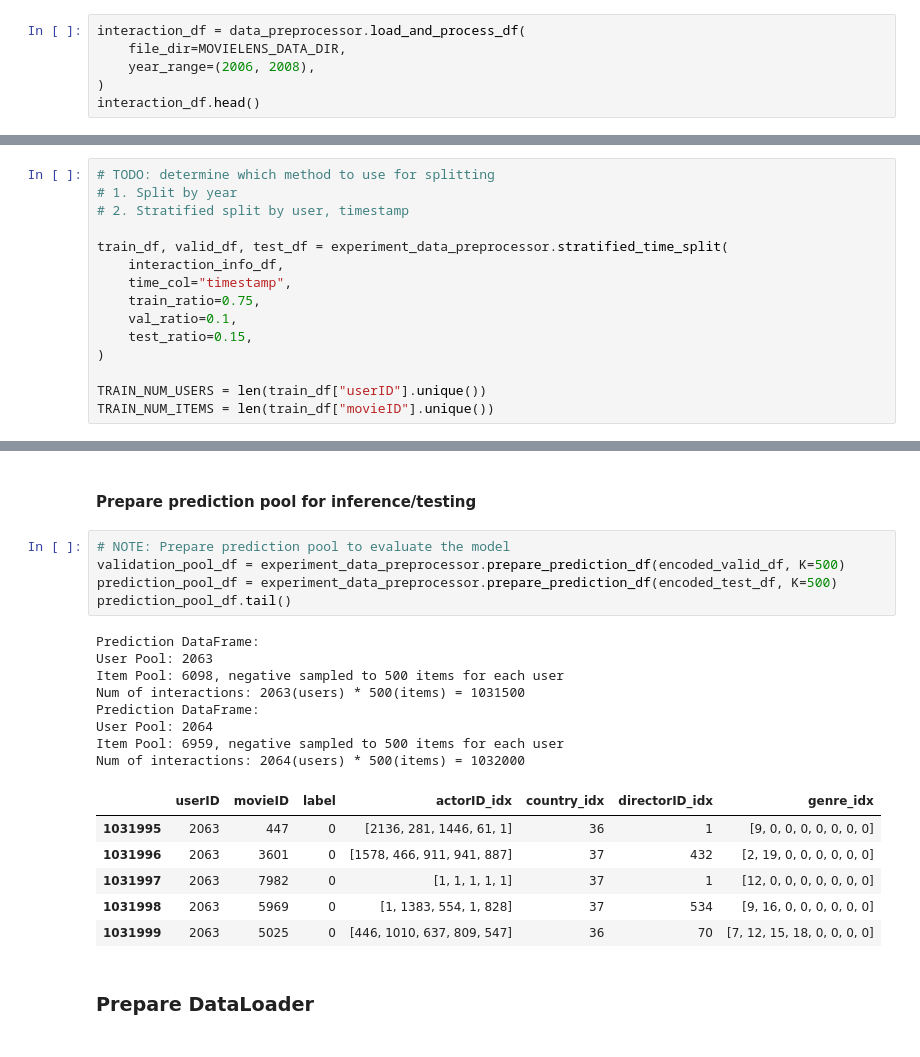
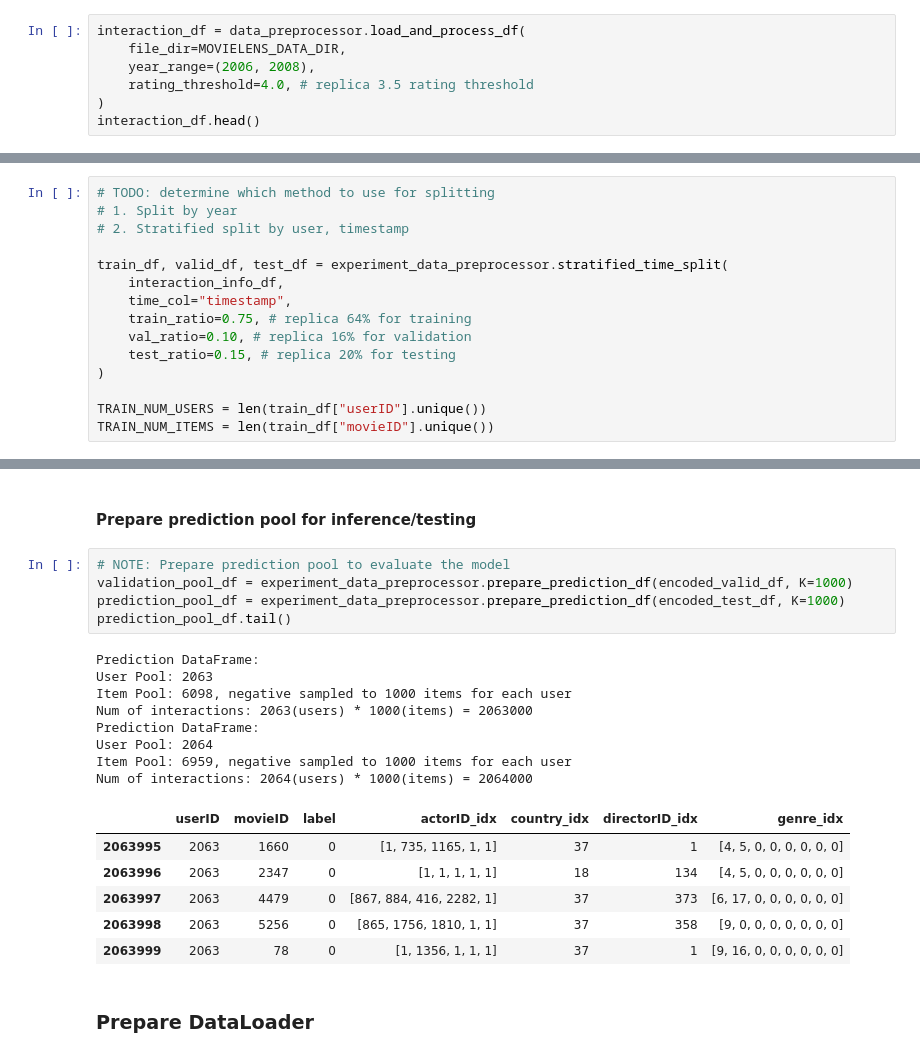
Before and after one commit to jeffery5bai/DPRecSys, a Jupyter notebook: experiments/finetune_exp.ipynb, the cells around one changed output, grey strips where cells are left out. Drawn from its saved outputs; the diff is of its cells as text.

```diff
--- a/experiments/finetune_exp.ipynb
+++ b/experiments/finetune_exp.ipynb
@@ -33,6 +33,7 @@ torch set to use deterministic algorithms
 interaction_df = data_preprocessor.load_and_process_df(
     file_dir=MOVIELENS_DATA_DIR,
     year_range=(2006, 2008),
+    rating_threshold=4.0, # replica 3.5 rating threshold
 )
 interaction_df.head()
 # %% [output]
@@ -88,9 +89,9 @@ done!
 train_df, valid_df, test_df = experiment_data_preprocessor.stratified_time_split(
     interaction_info_df,
     time_col="timestamp",
-    train_ratio=0.75,
-    val_ratio=0.1,
-    test_ratio=0.15,
+    train_ratio=0.75, # replica 64% for training
+    val_ratio=0.10, # replica 16% for validation
+    test_ratio=0.15, # replica 20% for testing
 )
 
 TRAIN_NUM_USERS = len(train_df["userID"].unique())
@@ -208,24 +209,24 @@ Num of triplets: 158984(pos samples) * 5(negative sampled items) = 794920
 #### Prepare prediction pool for inference/testing
 # %%
 # NOTE: Prepare prediction pool to evaluate the model
-validation_pool_df = experiment_data_preprocessor.prepare_prediction_df(encoded_valid_df, K=500)
-prediction_pool_df = experiment_data_preprocessor.prepare_prediction_df(encoded_test_df, K=500)
+validation_pool_df = experiment_data_preprocessor.prepare_prediction_df(encoded_valid_df, K=1000)
+prediction_pool_df = experiment_data_preprocessor.prepare_prediction_df(encoded_test_df, K=1000)
 prediction_pool_df.tail()
 # %% [output]
 Prediction DataFrame:
 User Pool: 2063
-Item Pool: 6098, negative sampled to 500 items for each user
-Num of interactions: 2063(users) * 500(items) = 1031500
+Item Pool: 6098, negative sampled to 1000 items for each user
+Num of interactions: 2063(users) * 1000(items) = 2063000
 Prediction DataFrame:
 User Pool: 2064
-Item Pool: 6959, negative sampled to 500 items for each user
-Num of interactions: 2064(users) * 500(items) = 1032000
+Item Pool: 6959, negative sampled to 1000 items for each user
+Num of interactions: 2064(users) * 1000(items) = 2064000
 |  | userID | movieID | label | actorID_idx | country_idx | directorID_idx | genre_idx |
-| 1031995 | 2063 | 447 | 0 | [2136, 281, 1446, 61, 1] | 36 | 1 | [9, 0, 0, 0, 0, 0, 0, 0] |
-| 1031996 | 2063 | 3601 | 0 | [1578, 466, 911, 941, 887] | 37 | 432 | [2, 19, 0, 0, 0, 0, 0, 0] |
-| 1031997 | 2063 | 7982 | 0 | [1, 1, 1, 1, 1] | 37 | 1 | [12, 0, 0, 0, 0, 0, 0, 0] |
-| 1031998 | 2063 | 5969 | 0 | [1, 1383, 554, 1, 828] | 37 | 534 | [9, 16, 0, 0, 0, 0, 0, 0] |
-| 1031999 | 2063 | 5025 | 0 | [446, 1010, 637, 809, 547] | 36 | 70 | [7, 12, 15, 18, 0, 0, 0, 0] |
+| 2063995 | 2063 | 1660 | 0 | [1, 735, 1165, 1, 1] | 37 | 1 | [4, 5, 0, 0, 0, 0, 0, 0] |
+| 2063996 | 2063 | 2347 | 0 | [1, 1, 1, 1, 1] | 18 | 134 | [4, 5, 0, 0, 0, 0, 0, 0] |
+| 2063997 | 2063 | 4479 | 0 | [867, 884, 416, 2282, 1] | 37 | 373 | [6, 17, 0, 0, 0, 0, 0, 0] |
+| 2063998 | 2063 | 5256 | 0 | [865, 1756, 1810, 1, 1] | 37 | 358 | [9, 0, 0, 0, 0, 0, 0, 0] |
+| 2063999 | 2063 | 78 | 0 | [1, 1356, 1, 1, 1] | 37 | 1 | [9, 16, 0, 0, 0, 0, 0, 0] |
 # %% [markdown]
 ### Prepare DataLoader
 # %%
```
Also changed, not shown: parts of 10 cells of this notebook, 5 other files.
